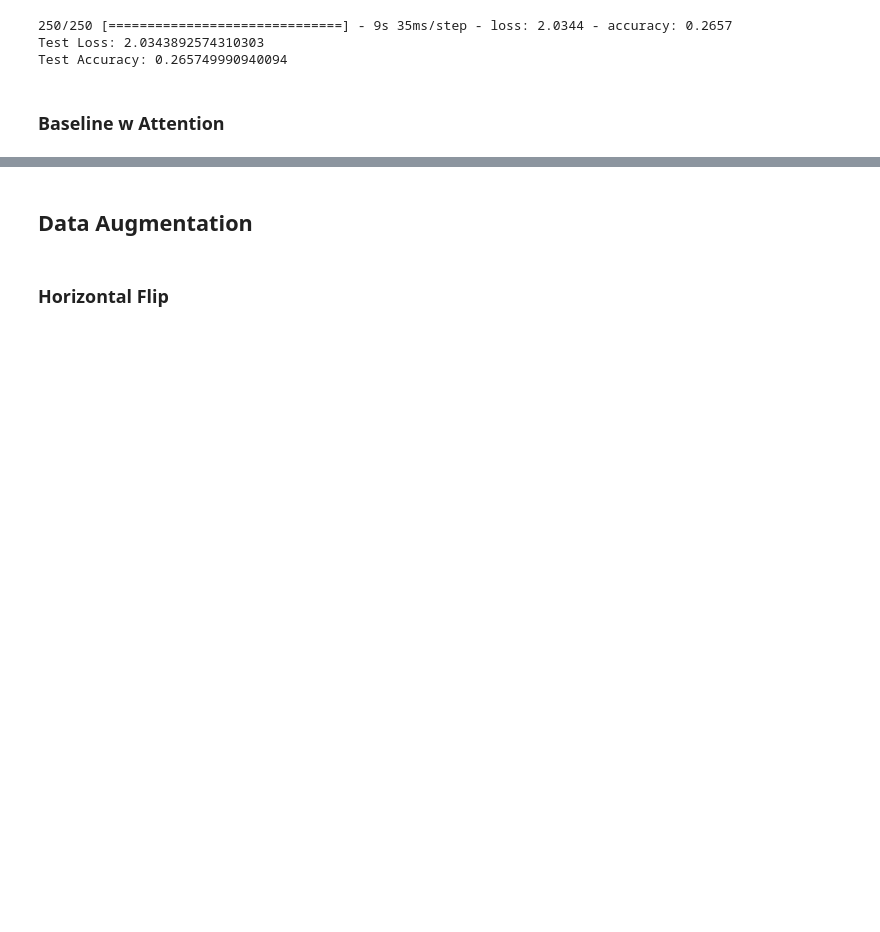
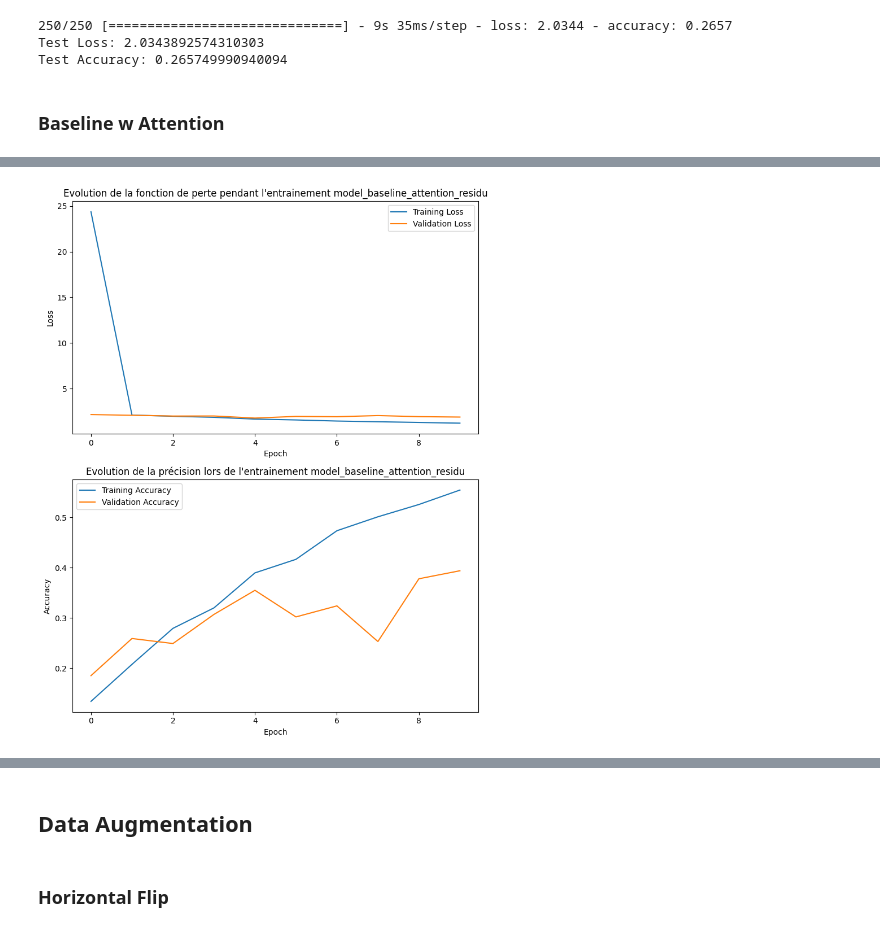
Before and after one commit to ramamo17/ComputerVisionIASD, a Jupyter notebook: Projet_Deep_Learning_pour_les_images.ipynb, the cells around one changed output, grey strips where cells are left out. Saved outputs shown, nothing was run; the diff lists cells and outputs as text; code cells hidden in the pictures; blank space fills up the shorter version.

```diff
--- a/Projet_Deep_Learning_pour_les_images.ipynb
+++ b/Projet_Deep_Learning_pour_les_images.ipynb
@@ -397,0 +509,11 @@ Test Accuracy: 0.3568750023841858
+# %%
+model_baseline_attention_residu.compile(optimizer='adam',
+              loss=tf.keras.losses.CategoricalCrossentropy(),
+              metrics=['accuracy'])
+
+history = model_baseline_attention_residu.fit(
+                    train_images, train_labels,
+                    epochs=10,
+                    validation_data=(val_images, valid_labels),
+                    batch_size = 64,
+)
@@ -397,0 +541,24 @@ Test Accuracy: 0.3568750023841858
+# %%
+# 2 graphiques en 1
+fig, (ax1, ax2) = plt.subplots(2, 1, figsize=(8, 10))
+
+# Plot de la loss
+ax1.plot(history.history['loss'], label='Training Loss')
+ax1.plot(history.history['val_loss'], label='Validation Loss')
+ax1.set_title("Evolution de la fonction de perte pendant l'entrainement model_baseline_attention_residu")
+ax1.set_xlabel('Epoch')
+ax1.set_ylabel('Loss')
+ax1.legend()
+
+# Plot de la précision
+ax2.plot(history.history['accuracy'], label='Training Accuracy')
+ax2.plot(history.history['val_accuracy'], label='Validation Accuracy')
+ax2.set_title("Evolution de la précision lors de l'entrainement model_baseline_attention_residu")
+ax2.set_xlabel('Epoch')
+ax2.set_ylabel('Accuracy')
+ax2.legend()
+
+plt.tight_layout()
+plt.show()
+# %% [output]
+[figure, added]
```
Also changed, not shown: parts of 33 cells of this notebook.
